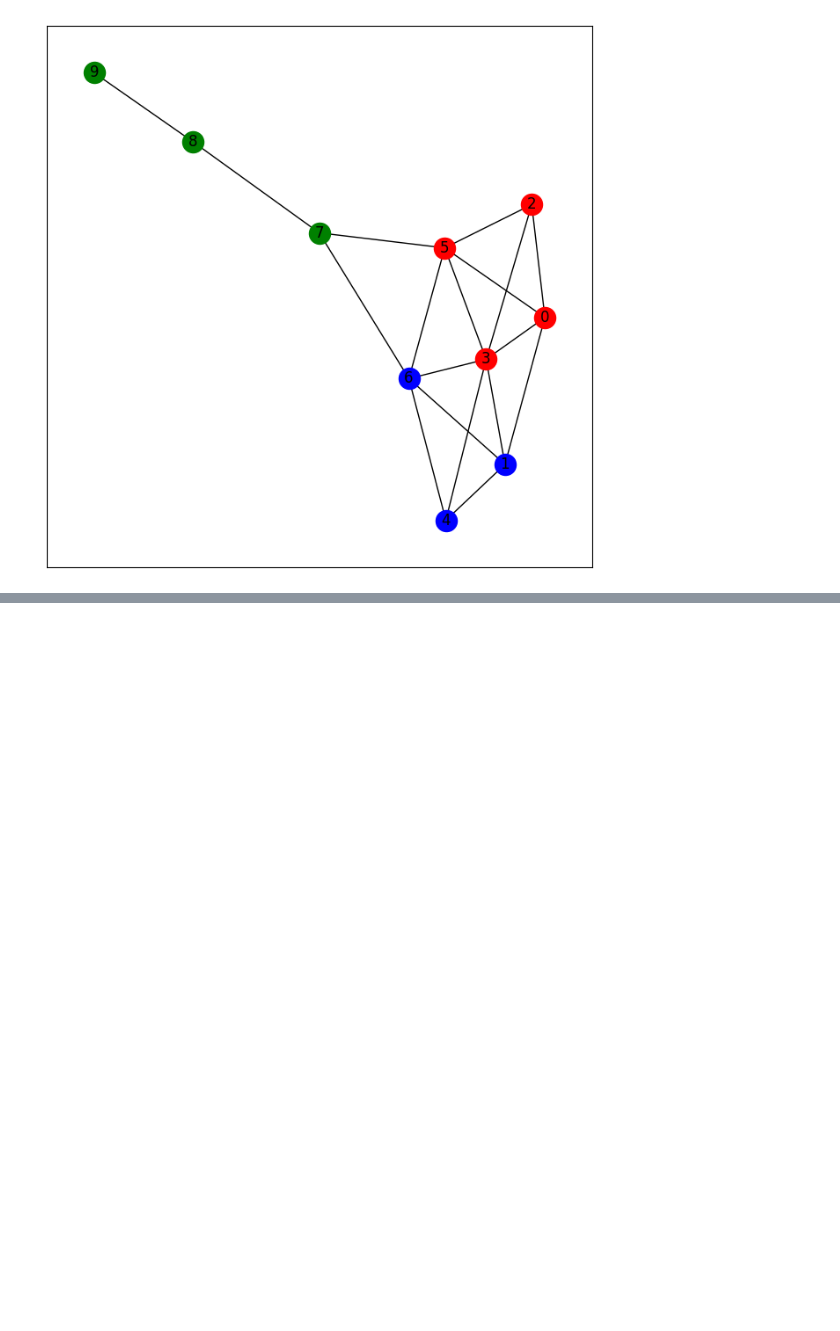
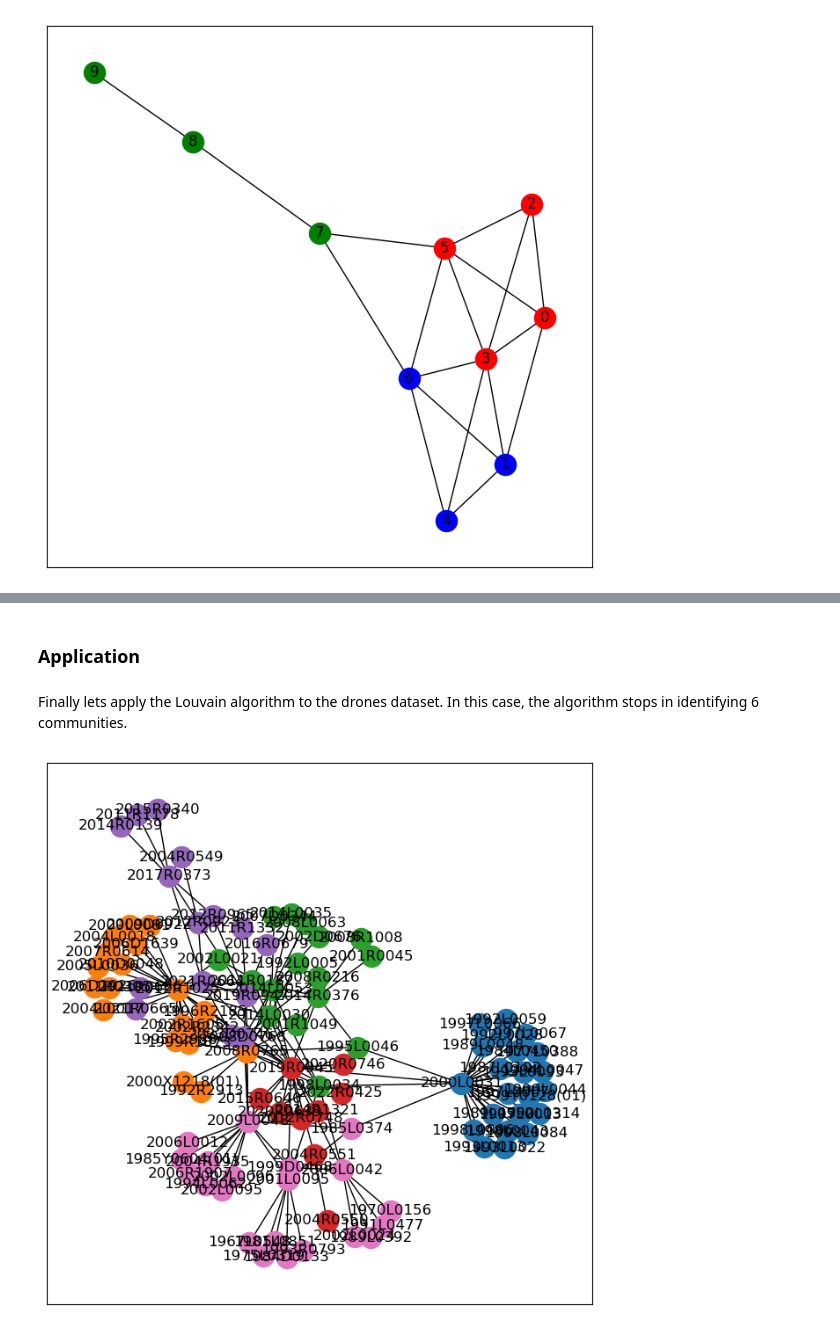
Before and after one commit to maastrichtlawtech/legalnetworkanalysis_textbook, a Jupyter notebook: Chapter_4_Communities.ipynb, the cells around one changed output, grey strips where cells are left out. Cells and saved outputs as stored; diff of their text form; code cells hidden in the pictures; blank space fills up the shorter version.

```diff
--- a/Chapter_4_Communities.ipynb
+++ b/Chapter_4_Communities.ipynb
@@ -570,0 +568,19 @@ plt.show()
+# %% [markdown]
+### Application
+# %% [markdown]
+Finally lets apply the Louvain algorithm to the drones dataset. In this case, the algorithm stops in identifying 6 communities.
+# %%
+results = nx.algorithms.community.louvain_communities(g_drones)
+# %%
+plt.figure(figsize=(8,8))
+pos = nx.spring_layout(g_drones, seed =123)
+nx.draw_networkx_nodes(g_drones, pos=pos, nodelist=list(results[0]), node_color="tab:blue")
+nx.draw_networkx_nodes(g_drones, pos=pos, nodelist=list(results[1]), node_color="tab:red")
+nx.draw_networkx_nodes(g_drones, pos=pos, nodelist=list(results[2]), node_color="tab:green")
+nx.draw_networkx_nodes(g_drones, pos=pos, nodelist=list(results[3]), node_color="tab:orange")
+nx.draw_networkx_nodes(g_drones, pos=pos, nodelist=list(results[4]), node_color="tab:purple")
+nx.draw_networkx_nodes(g_drones, pos=pos, nodelist=list(results[5]), node_color="tab:pink")
+nx.draw_networkx_labels(g_drones, pos=pos)
+nx.draw_networkx_edges(g_drones, pos=pos);
+# %% [output]
+[figure, added]
```
Also changed, not shown: parts of 15 cells of this notebook.
